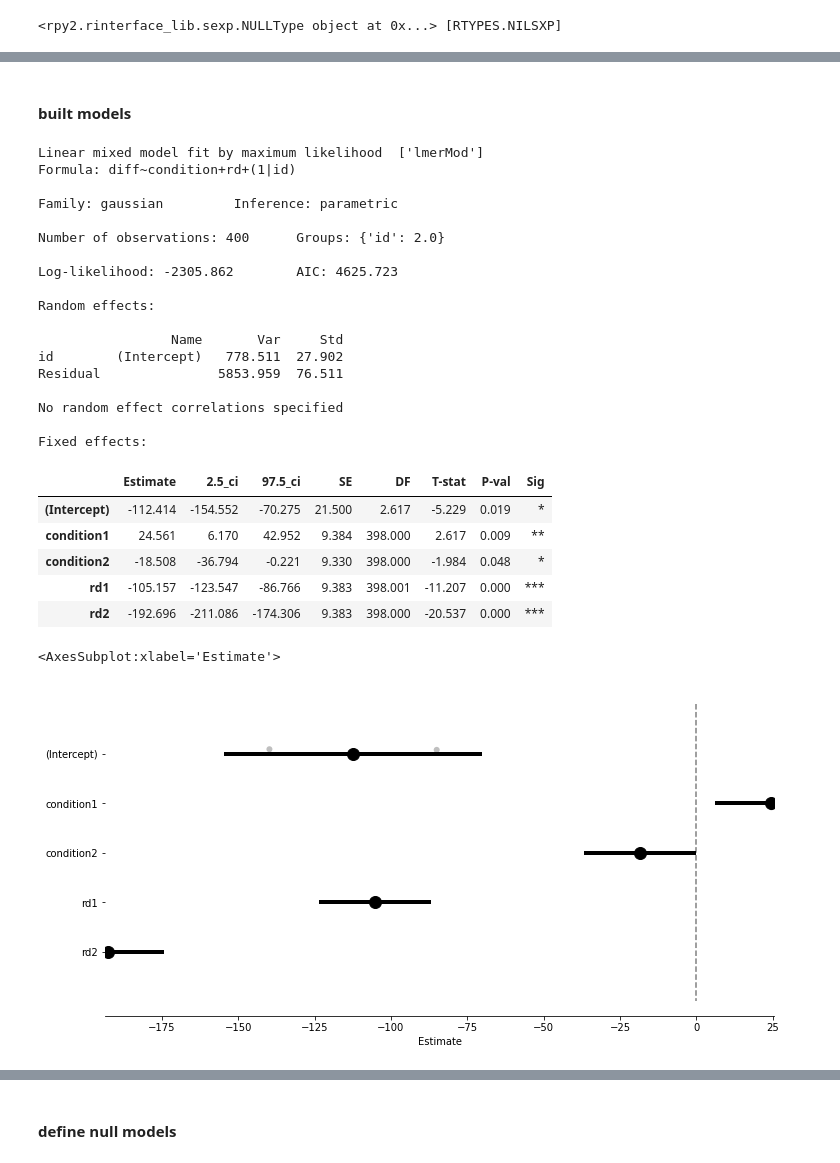
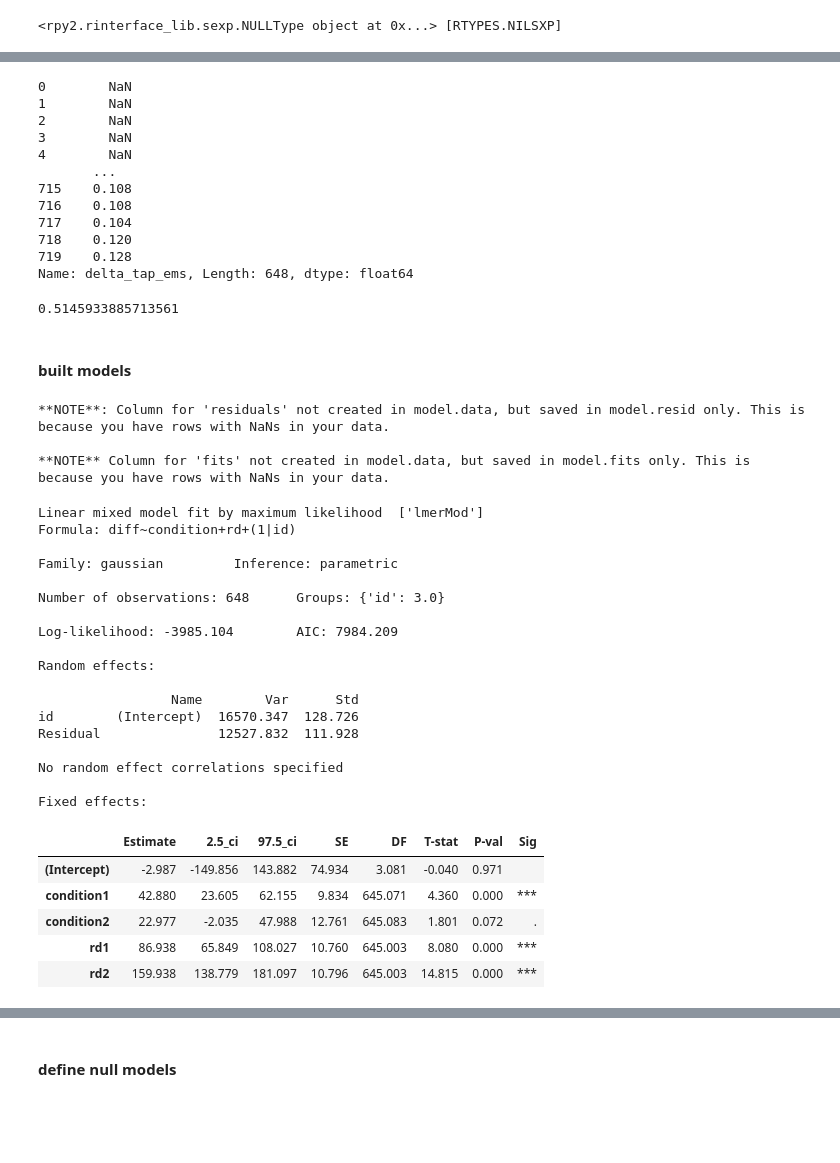
Before and after one commit to lukasgehrke/2021-fastReach, a Jupyter notebook: analyses/Leonie_tests/analysis_short.ipynb, the cells around one changed output, grey strips where cells are left out. Saved outputs shown, nothing was run; the diff lists cells and outputs as text; code cells hidden in the pictures; blank space fills up the shorter version.

```diff
--- a/analyses/Leonie_tests/analysis_short.ipynb
+++ b/analyses/Leonie_tests/analysis_short.ipynb
@@ -36,7 +36,7 @@ p= "C://Users/terfu/Desktop/2021-fastReach/data/study/" #repository for output
 ### load data
 # %%
 # load data
-behavior_raw= pd.read_csv( p + 'PI_results_test_data.csv')
+behavior_raw= pd.read_csv( p + 'PI_results_design.csv')
 
 # set data types
 behavior_raw[['ed','rt']] = behavior_raw[['ed','rt']].apply(pd.to_numeric, axis=1)
@@ -62,7 +69,7 @@ hist = sns.histplot(behavior_raw, x = 'ed',ax =ax, hue = 'id')
 # removes outliers trials that have outliers either in rt or ed
 #@Lukas: do we want to remove only extreme or all outliers?
 
-cols = ['rt', 'ed'] # relevant cols
+cols = ['rt', 'ed','delta_tap_ems'] # relevant cols
 
 # calculate quantiles and IQR
 Q1 = behavior_raw[cols].quantile(0.25) # Same as np.percentile but maps (0,1) and not (0,100)
@@ -296,38 +312,64 @@ Traceback (most recent call last):
   File "c:\Users\terfu\AppData\Local\Programs\Python\Python310\lib\site-packages\rpy2\rinterface_lib\conversion.py", line 138, in _cchar_to_str_with_maxlen
     s = ffi.string(c, maxlen).decode(encoding)
 UnicodeDecodeError: 'utf-8' codec can't decode byte 0xe4 in position 25: invalid continuation byte
+# %%
+# corr between diff and delta, to check wether delta could be a meaningful predictor
+print(behavior['delta_tap_ems'])
+behavior['diff'].corr(behavior['delta_tap_ems'])
+#np.corrcoef(behavior['delta_tap_ems'],behavior['diff'])
+
+# is high, maybe check AIC with and without delta
+# %% [output]
+0        NaN
+1        NaN
+2        NaN
+3        NaN
+4        NaN
+       ...
+715    0.108
+716    0.108
+717    0.104
+718    0.120
+719    0.128
+Name: delta_tap_ems, Length: 648, dtype: float64
+0.5145933885713561
 # %% [markdown]
 #### built models
+# %%
+full_model2 = Lmer('diff ~ condition + rd + delta_tap_ems + (1|id)', data = behavior)
+full_model2.fit(REML = False, summarize=False)
+# %% [output]
+**NOTE**: Column for 'residuals' not created in model.data, but saved in model.resid only. This is because you have rows with NaNs in your data.
+
+**NOTE** Column for 'fits' not created in model.data, but saved in model.fits only. This is because you have rows with NaNs in your data.
 # %%
 # full model
 
 full_model = Lmer('diff ~ condition + rd + (1|id)', data = behavior)
-display(full_model.fit(REML = False,factors={"condition": ["baseline", "ems1", "ems2"], "rd": ["200", "350", "500"]}))
-full_model.plot_summary()
+display(full_model.fit(REML = False,factors={"condition": ["baseline", "ems_random", "ems_bci"], "rd": ["200", "350", "500"]}))
+#full_model.plot_summary()
 # %% [output]
 Linear mixed model fit by maximum likelihood  ['lmerMod']
 Formula: diff~condition+rd+(1|id)
 
 Family: gaussian         Inference: parametric
 
-Number of observations: 400      Groups: {'id': 2.0}
+Number of observations: 648      Groups: {'id': 3.0}
 
-Log-likelihood: -2305.862        AIC: 4625.723
+Log-likelihood: -3985.104        AIC: 7984.209
 
 Random effects:
 
-                 Name       Var     Std
-id        (Intercept)   778.511  27.902
-Residual               5853.959  76.511
+                 Name        Var      Std
+id        (Intercept)  16570.347  128.726
+Residual               12527.832  111.928
 
 No random effect correlations specified
 
 Fixed effects:
 |  | Estimate | 2.5_ci | 97.5_ci | SE | DF | T-stat | P-val | Sig |
-| (Intercept) | -112.414 | -154.552 | -70.275 | 21.500 | 2.617 | -5.229 | 0.019 | * |
-| condition1 | 24.561 | 6.170 | 42.952 | 9.384 | 398.000 | 2.617 | 0.009 | ** |
-| condition2 | -18.508 | -36.794 | -0.221 | 9.330 | 398.000 | -1.984 | 0.048 | * |
-| rd1 | -105.157 | -123.547 | -86.766 | 9.383 | 398.001 | -11.207 | 0.000 | *** |
-| rd2 | -192.696 | -211.086 | -174.306 | 9.383 | 398.000 | -20.537 | 0.000 | *** |
+| (Intercept) | -2.987 | -149.856 | 143.882 | 74.934 | 3.081 | -0.040 | 0.971 |  |
+| condition1 | 42.880 | 23.605 | 62.155 | 9.834 | 645.071 | 4.360 | 0.000 | *** |
+| condition2 | 22.977 | -2.035 | 47.988 | 12.761 | 645.083 | 1.801 | 0.072 | . |
+| rd1 | 86.938 | 65.849 | 108.027 | 10.760 | 645.003 | 8.080 | 0.000 | *** |
+| rd2 | 159.938 | 138.779 | 181.097 | 10.796 | 645.003 | 14.815 | 0.000 | *** |
-<AxesSubplot:xlabel='Estimate'>
-[figure, removed]
```
Also changed, not shown: parts of 16 cells of this notebook, 8 other files.
